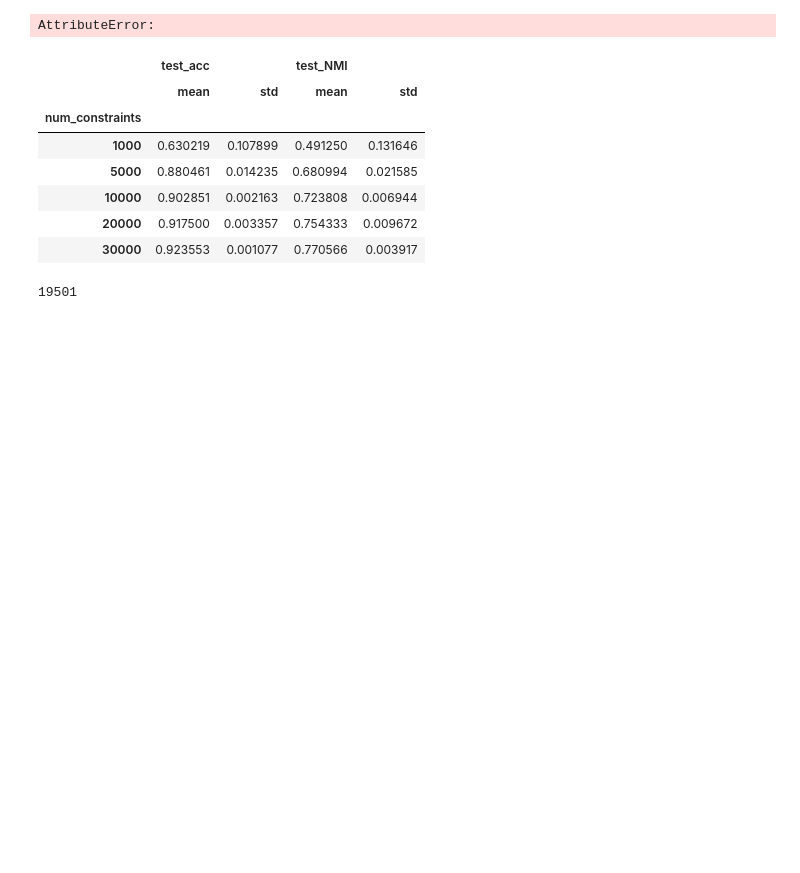
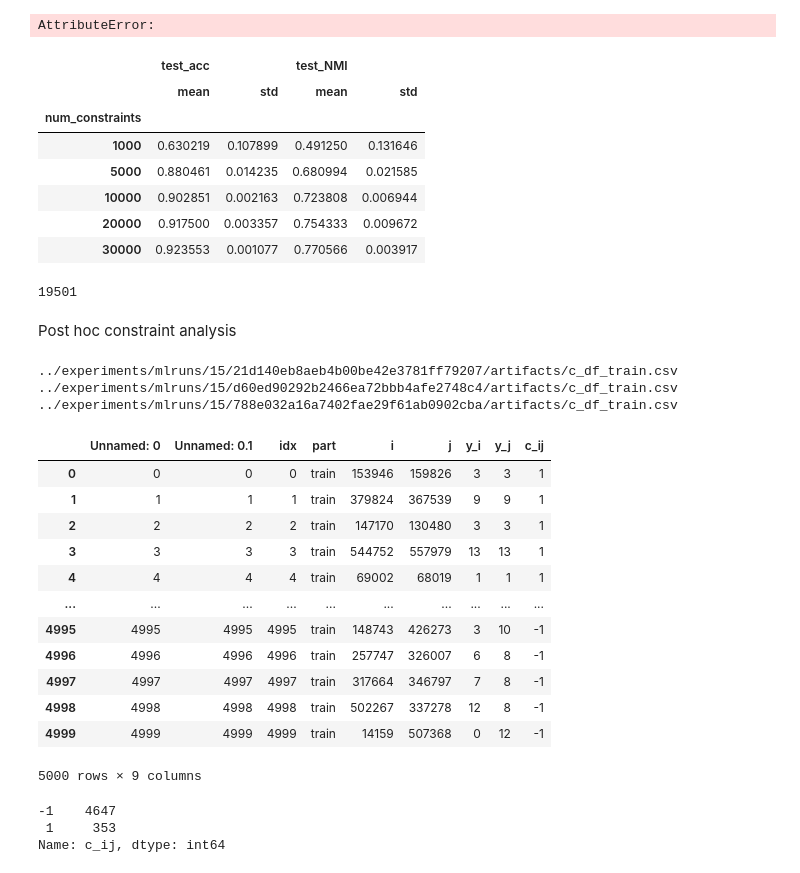
Before and after one commit to rpranav22/cc-top, a Jupyter notebook: notebooks/experiments.ipynb, the cells around one changed output. Drawn from its saved outputs; the diff is of its cells as text; code cells hidden in the pictures; blank space fills up the shorter version.

```diff
--- a/notebooks/experiments.ipynb
+++ b/notebooks/experiments.ipynb
@@ -155,3 +150,46 @@ constrained_samples = np.unique(c_df[['i', 'j']].values)
 len(constrained_samples)
 # %% [output]
 19501
+# %% [markdown]
+Post hoc constraint analysis
+# %%
+import pandas as pd
+
+pd.set_option('display.max_rows', None)
+# %%
+uris = ['21d140eb8aeb4b00be42e3781ff79207', 'd60ed90292b2466ea72bbb4afe2748c4', '788e032a16a7402fae29f61ab0902cba']
+cdf_path_1 = "../experiments/mlruns/15/"
+cdf_path_2 = "/artifacts/c_df_train.csv"
+# %%
+cdfs_list = []
+for uri in uris:
+    path = f"{cdf_path_1}{uri}{cdf_path_2}"
+    print(path)
+    cdf = pd.read_csv(path)
+    cdfs_list.append(cdf)
+# %% [output]
+../experiments/mlruns/15/21d140eb8aeb4b00be42e3781ff79207/artifacts/c_df_train.csv
+../experiments/mlruns/15/d60ed90292b2466ea72bbb4afe2748c4/artifacts/c_df_train.csv
+../experiments/mlruns/15/788e032a16a7402fae29f61ab0902cba/artifacts/c_df_train.csv
+# %%
+cdfs_list[0]
+# %% [output]
+|  | Unnamed: 0 | Unnamed: 0.1 | idx | part | i | j | y_i | y_j | c_ij |
+| 0 | 0 | 0 | 0 | train | 153946 | 159826 | 3 | 3 | 1 |
+| 1 | 1 | 1 | 1 | train | 379824 | 367539 | 9 | 9 | 1 |
+| 2 | 2 | 2 | 2 | train | 147170 | 130480 | 3 | 3 | 1 |
+| 3 | 3 | 3 | 3 | train | 544752 | 557979 | 13 | 13 | 1 |
+| 4 | 4 | 4 | 4 | train | 69002 | 68019 | 1 | 1 | 1 |
+| ... | ... | ... | ... | ... | ... | ... | ... | ... | ... |
+| 4995 | 4995 | 4995 | 4995 | train | 148743 | 426273 | 3 | 10 | -1 |
+| 4996 | 4996 | 4996 | 4996 | train | 257747 | 326007 | 6 | 8 | -1 |
+| 4997 | 4997 | 4997 | 4997 | train | 317664 | 346797 | 7 | 8 | -1 |
+| 4998 | 4998 | 4998 | 4998 | train | 502267 | 337278 | 12 | 8 | -1 |
+| 4999 | 4999 | 4999 | 4999 | train | 14159 | 507368 | 0 | 12 | -1 |
+5000 rows × 9 columns
+# %%
+cdfs_list[0]['c_ij'].value_counts()
+# %% [output]
+-1    4647
+ 1     353
+Name: c_ij, dtype: int64
```
Also changed, not shown: parts of 5 cells of this notebook, 20 other files.
